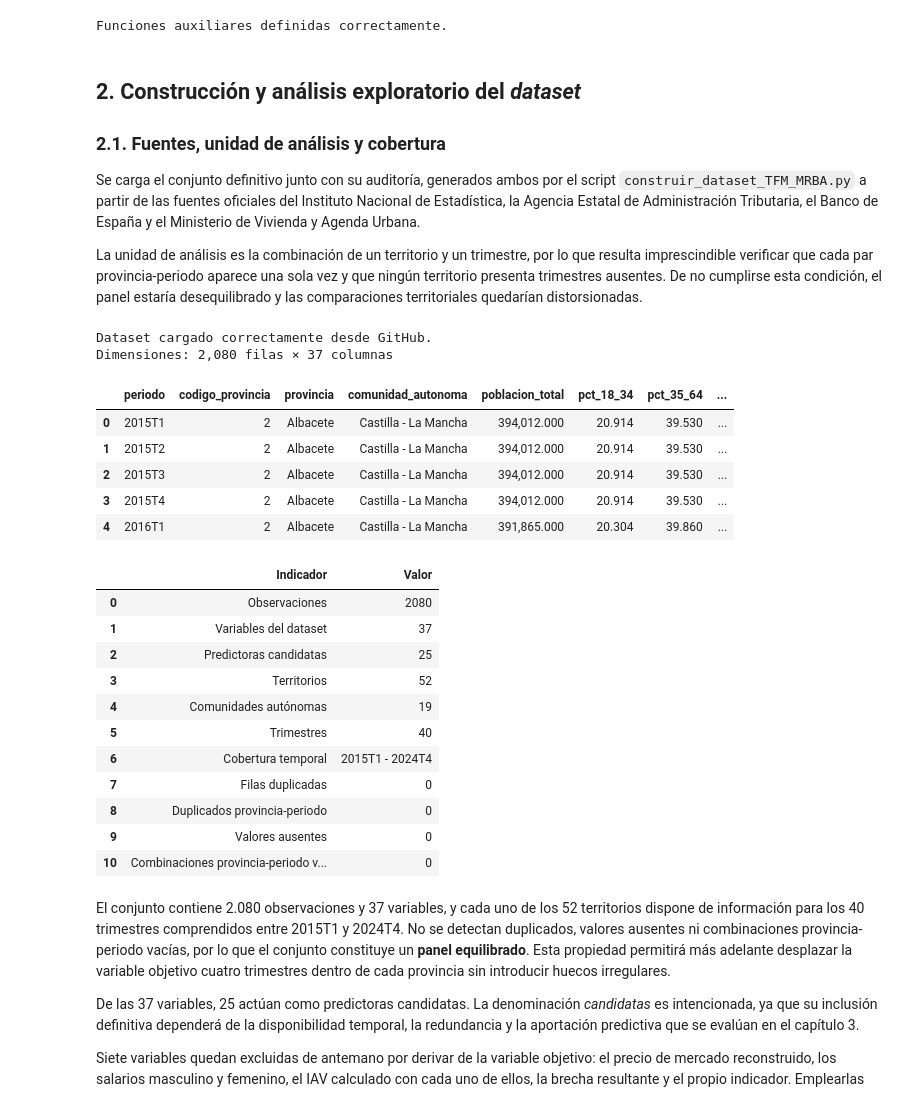
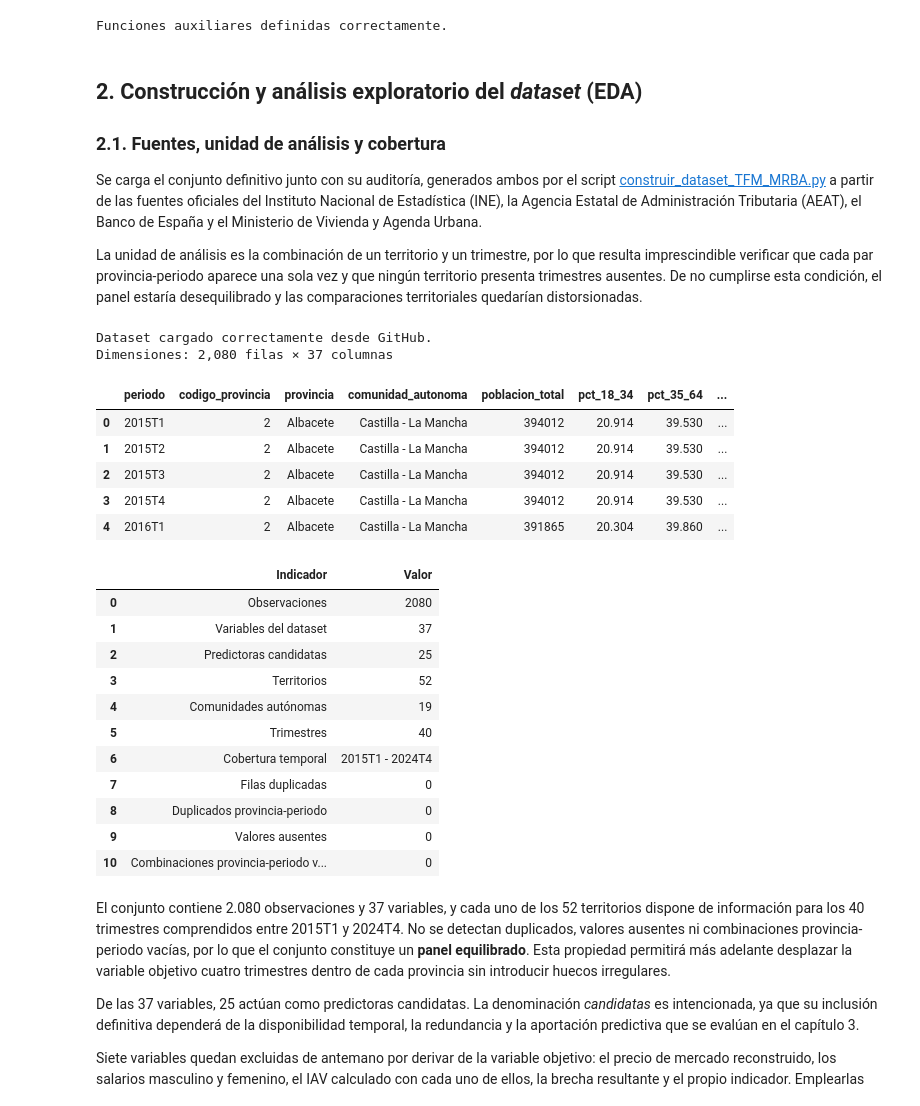
Before and after one commit to rodridemarcos/TFM_MRBA, a Jupyter notebook: modelización/Codigo_TFM_MRBA.ipynb, the cells around one changed output. Saved outputs shown, nothing was run; the diff lists cells and outputs as text; code cells hidden in the pictures.

```diff
--- a/modelización/Codigo_TFM_MRBA.ipynb
+++ b/modelización/Codigo_TFM_MRBA.ipynb
@@ -347,14 +356,14 @@ print("Funciones auxiliares definidas correctamente.")
 # %% [output]
 Funciones auxiliares definidas correctamente.
 # %% [markdown]
-## 2. Construcción y análisis exploratorio del *dataset*
+## 2. Construcción y análisis exploratorio del *dataset* (EDA)
 
 ### 2.1. Fuentes, unidad de análisis y cobertura
 
 Se carga el conjunto definitivo junto con su auditoría, generados ambos
-por el script `construir_dataset_TFM_MRBA.py` a partir de las fuentes
-oficiales del Instituto Nacional de Estadística, la Agencia Estatal de
-Administración Tributaria, el Banco de España y el Ministerio de Vivienda
+por el script [construir_dataset_TFM_MRBA.py](https://github.com/rodridemarcos/TFM_MRBA/blob/main/construcci%C3%B3n_dataset/dataset_TFM_MRBA/construir_dataset_TFM_MRBA.py) a partir de las fuentes
+oficiales del Instituto Nacional de Estadística (INE), la Agencia Estatal de
+Administración Tributaria (AEAT), el Banco de España y el Ministerio de Vivienda
 y Agenda Urbana.
 
 La unidad de análisis es la combinación de un territorio y un trimestre,
@@ -369,7 +378,7 @@ comparaciones territoriales quedarían distorsionadas.
 
 URL_BASE = (
     "https://raw.githubusercontent.com/rodridemarcos/TFM_MRBA/"
-    "refs/heads/main/construcci%C3%B3n_dataset/"
+    "refs/heads/main/construcci%C3%B3n_dataset/dataset_TFM_MRBA/salidas/"
 )
 
 df = pd.read_csv(
@@ -462,38 +471,38 @@ indice_observado = pd.MultiIndex.from_frame(
     df[["provincia", "periodo"]]
 )
 
 combinaciones_ausentes = len(
     indice_esperado.difference(indice_observado)
 )
 
 display(tabla({
     "Observaciones": len(df),
     "Variables del dataset": df.shape[1] - 3,
     "Predictoras candidatas": len(PREDICTORAS_CANDIDATAS),
     "Territorios": df["provincia"].nunique(),
     "Comunidades autónomas": df["comunidad_autonoma"].nunique(),
     "Trimestres": df["periodo"].nunique(),
     "Cobertura temporal": f"{periodos[0]} - {periodos[-1]}",
     "Filas duplicadas": int(df.duplicated().sum()),
     "Duplicados provincia-periodo": int(
         df.duplicated(
             subset=["provincia", "periodo"]
         ).sum()
     ),
     "Valores ausentes": int(df.isna().sum().sum()),
     "Combinaciones provincia-periodo vacías": (
         combinaciones_ausentes
     ),
 }))
 # %% [output]
 Dataset cargado correctamente desde GitHub.
 Dimensiones: 2,080 filas × 37 columnas
 |  | periodo | codigo_provincia | provincia | comunidad_autonoma | poblacion_total | pct_18_34 | pct_35_64 | ... |
-| 0 | 2015T1 | 2 | Albacete | Castilla - La Mancha | 394,012.000 | 20.914 | 39.530 | ... |
-| 1 | 2015T2 | 2 | Albacete | Castilla - La Mancha | 394,012.000 | 20.914 | 39.530 | ... |
-| 2 | 2015T3 | 2 | Albacete | Castilla - La Mancha | 394,012.000 | 20.914 | 39.530 | ... |
-| 3 | 2015T4 | 2 | Albacete | Castilla - La Mancha | 394,012.000 | 20.914 | 39.530 | ... |
-| 4 | 2016T1 | 2 | Albacete | Castilla - La Mancha | 391,865.000 | 20.304 | 39.860 | ... |
+| 0 | 2015T1 | 2 | Albacete | Castilla - La Mancha | 394012 | 20.914 | 39.530 | ... |
+| 1 | 2015T2 | 2 | Albacete | Castilla - La Mancha | 394012 | 20.914 | 39.530 | ... |
+| 2 | 2015T3 | 2 | Albacete | Castilla - La Mancha | 394012 | 20.914 | 39.530 | ... |
+| 3 | 2015T4 | 2 | Albacete | Castilla - La Mancha | 394012 | 20.914 | 39.530 | ... |
+| 4 | 2016T1 | 2 | Albacete | Castilla - La Mancha | 391865 | 20.304 | 39.860 | ... |
 |  | Indicador | Valor |
 | 0 | Observaciones | 2080 |
 | 1 | Variables del dataset | 37 |
```
Also changed, not shown: parts of 47 cells of this notebook, 1 other file.
